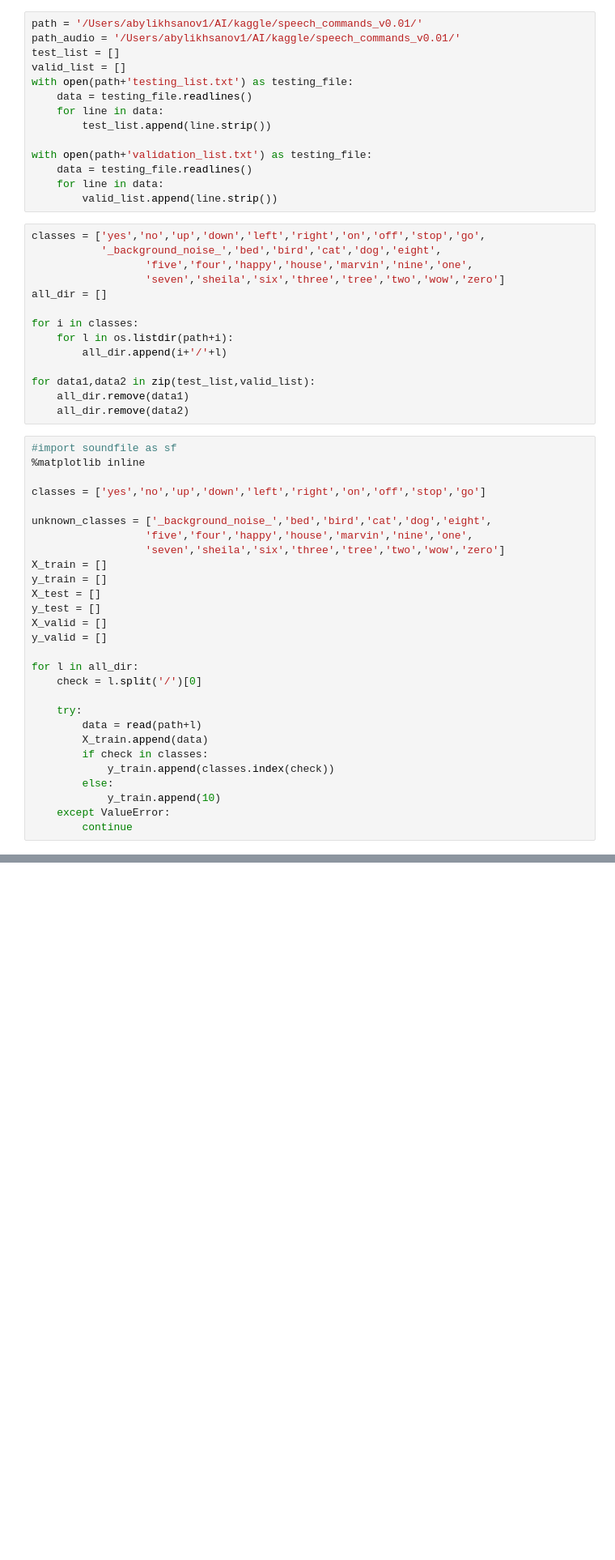
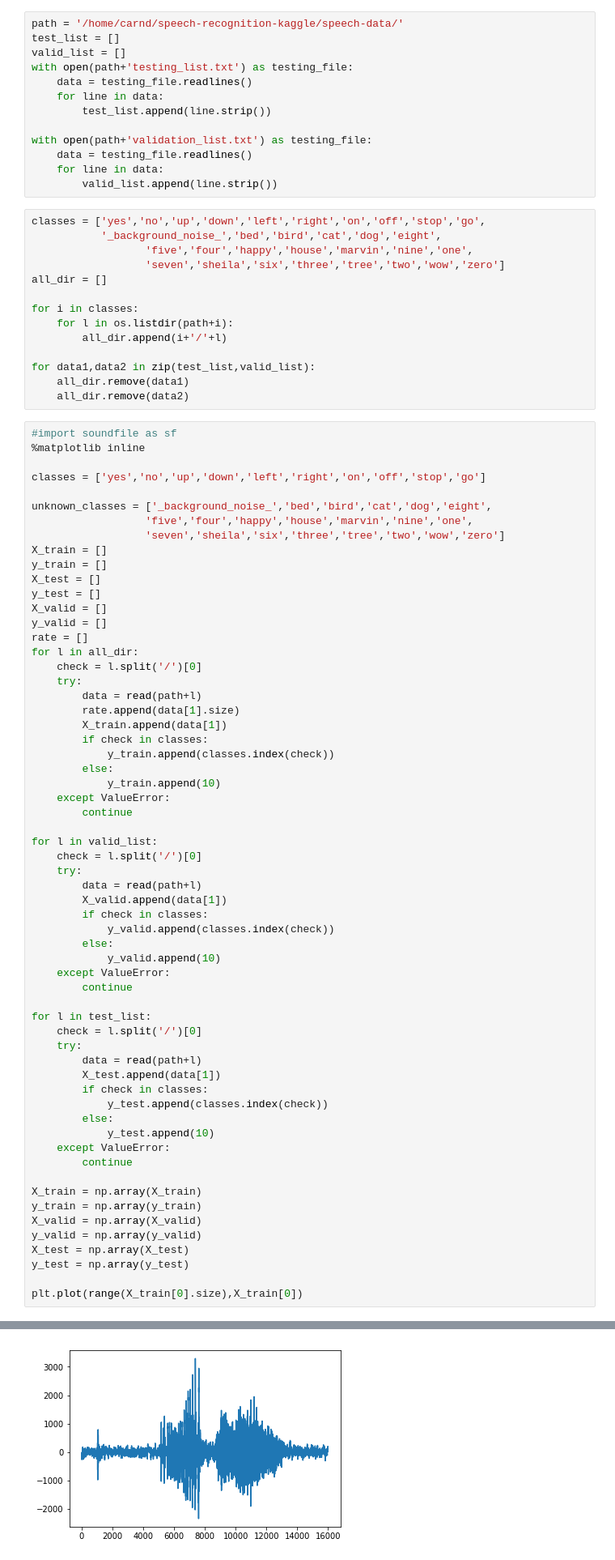
Before and after one commit to abylikhsanov/speech-recognition-kaggle, a Jupyter notebook: model.ipynb, the cells around one changed output, grey strips where cells are left out. Shown at 81% size. Cells and saved outputs as stored; diff of their text form; blank space fills up the shorter version.

```diff
--- a/model.ipynb
+++ b/model.ipynb
@@ -10,7 +11,6 @@ import matplotlib.pyplot as plt
 import os
 # %%
-path = '/Users/abylikhsanov1/AI/kaggle/speech_commands_v0.01/'
-path_audio = '/Users/abylikhsanov1/AI/kaggle/speech_commands_v0.01/'
+path = '/home/carnd/speech-recognition-kaggle/speech-data/'
 test_list = []
 valid_list = []
 with open(path+'testing_list.txt') as testing_file:
@@ -51,16 +51,50 @@ X_test = []
 y_test = []
 X_valid = []
 y_valid = []
-
+rate = []
 for l in all_dir:
     check = l.split('/')[0]
-
     try:
         data = read(path+l)
-        X_train.append(data)
+        rate.append(data[1].size)
+        X_train.append(data[1])
         if check in classes:
             y_train.append(classes.index(check))
         else:
             y_train.append(10)
     except ValueError:
         continue
+
+for l in valid_list:
+    check = l.split('/')[0]
+    try:
+        data = read(path+l)
+        X_valid.append(data[1])
+        if check in classes:
+            y_valid.append(classes.index(check))
+        else:
+            y_valid.append(10)
+    except ValueError:
+        continue
+
+for l in test_list:
+    check = l.split('/')[0]
+    try:
+        data = read(path+l)
+        X_test.append(data[1])
+        if check in classes:
+            y_test.append(classes.index(check))
+        else:
+            y_test.append(10)
+    except ValueError:
+        continue
+
+X_train = np.array(X_train)
+y_train = np.array(y_train)
+X_valid = np.array(X_valid)
+y_valid = np.array(y_valid)
+X_test = np.array(X_test)
+y_test = np.array(y_test)
+
+plt.plot(range(X_train[0].size),X_train[0])
+# %% [output]
@@ -66,0 +102 @@ for l in all_dir:
+[figure, added]
```
Also changed, not shown: parts of 11 cells of this notebook.
